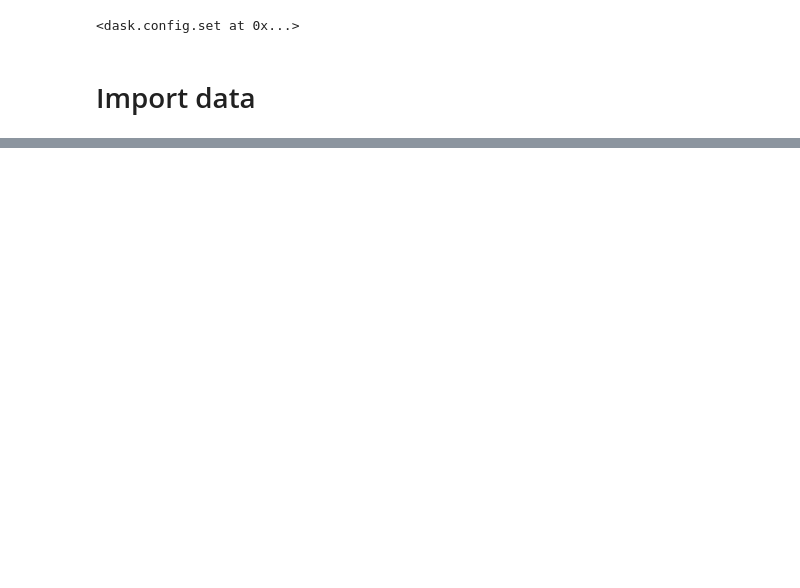
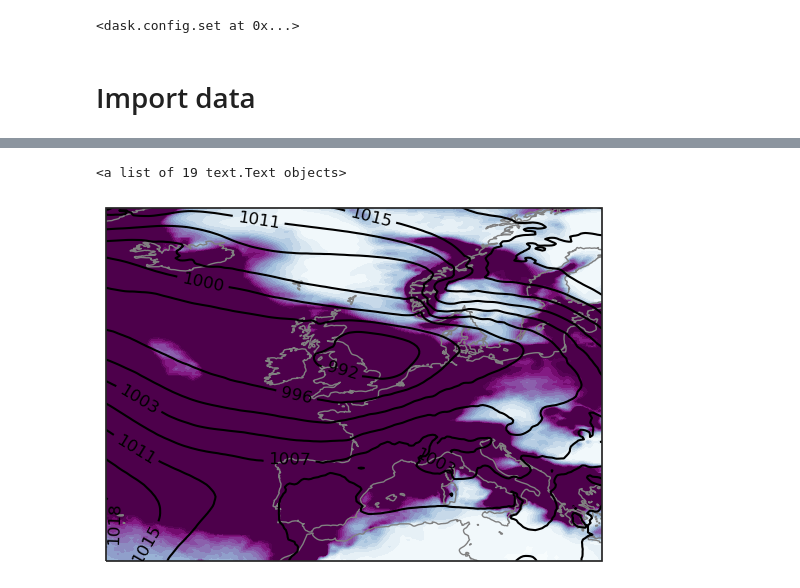
Before and after one commit to shirin-ermis/Storm_Babet, a Jupyter notebook: notebooks/03_total_precip.ipynb, the cells around one changed output, grey strips where cells are left out. Cells and saved outputs as stored; diff of their text form; code cells hidden in the pictures; blank space fills up the shorter version.

```diff
--- a/notebooks/03_total_precip.ipynb
+++ b/notebooks/03_total_precip.ipynb
@@ -122,0 +207,29 @@ base_dir = '/home/e/ermis/Storm_Babet/data/'
+# %%
+projection = ccrs.PlateCarree()
+
+longitude =tp_era.longitude.values
+latitude = tp_era.latitude.values
+
+# figure and map setup
+ax = plt.subplot(1,1,1, projection = projection)
+ax.set_extent([lon_min, lon_max, lat_min, lat_max], projection)
+ax.add_feature(cfeature.COASTLINE.with_scale('50m'), color = 'grey')
+
+# data for plotting
+tp_vals = tp_babet_curr.mean(dim='number').values
+p_vals = babet_curr.msl.sel(time=endtime).mean(dim='number').values/100
+
+# tp as shading
+clevs_tp = np.linspace(tp_min, tp_max, 17)
+cf = ax.contourf(longitude, latitude, tp_vals, clevs_tp, cmap=plt.cm.BuPu,
+                transform=projection,
+                extend='both')
+
+# isobars as contours
+clevs_p = np.linspace(p_min, p_max, 17)
+cs = ax.contour(longitude, latitude, p_vals, clevs_p, colors='black',
+                transform=projection)
+plt.clabel(cs, fmt='%d')
+# %% [output]
+<a list of 19 text.Text objects>
+[figure, added]
```
Also changed, not shown: parts of 9 cells of this notebook.
